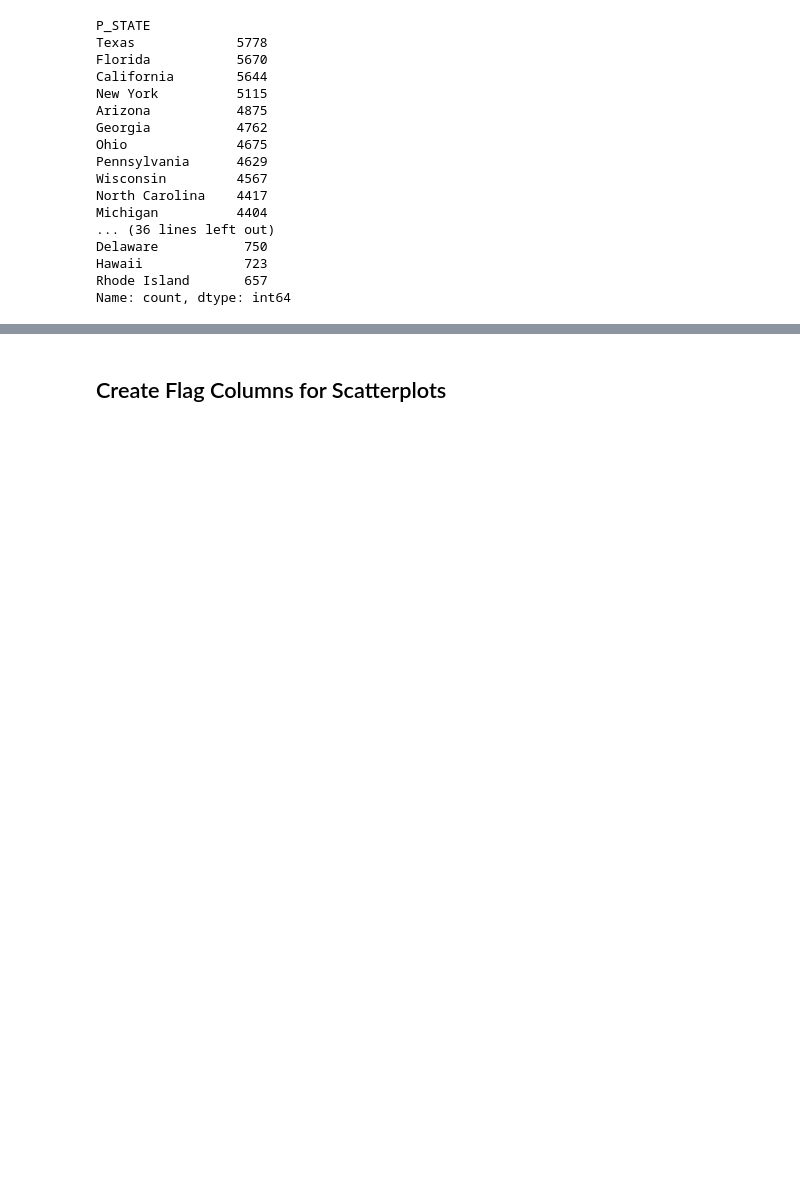
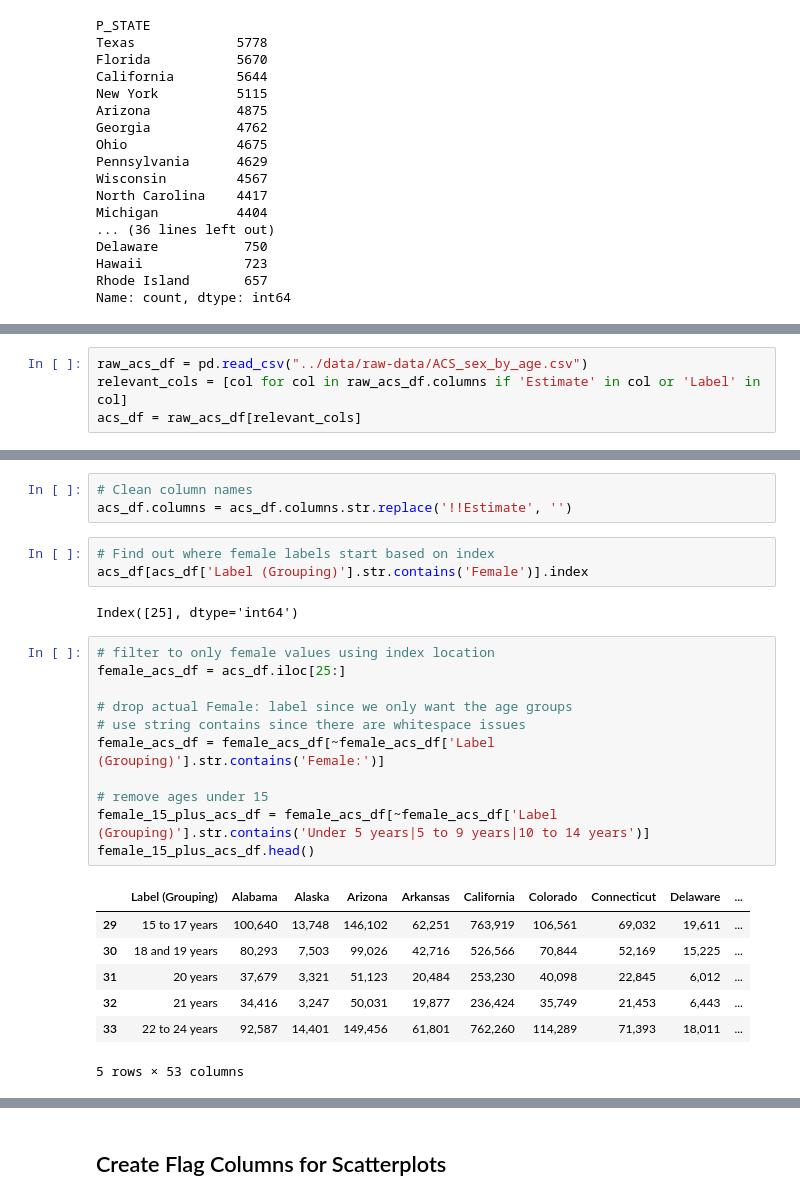
Before and after one commit to emilylmitchum/5200-final-project, a Jupyter notebook: emily-eda/NORC_SAVEAct_eda.ipynb, the cells around one changed output, grey strips where cells are left out. Saved outputs shown, nothing was run; the diff lists cells and outputs as text; blank space fills up the shorter version.

```diff
--- a/emily-eda/NORC_SAVEAct_eda.ipynb
+++ b/emily-eda/NORC_SAVEAct_eda.ipynb
@@ -113,0 +117,4 @@ merged = state_df.merge(save_act_df, how='left',left_on='P_STATE',right_on='Stat
+# %%
+raw_acs_df = pd.read_csv("../data/raw-data/ACS_sex_by_age.csv")
+relevant_cols = [col for col in raw_acs_df.columns if 'Estimate' in col or 'Label' in col]
+acs_df = raw_acs_df[relevant_cols]
@@ -113,0 +131,27 @@ merged = state_df.merge(save_act_df, how='left',left_on='P_STATE',right_on='Stat
+# %%
+# Clean column names
+acs_df.columns = acs_df.columns.str.replace('!!Estimate', '')
+# %%
+# Find out where female labels start based on index
+acs_df[acs_df['Label (Grouping)'].str.contains('Female')].index
+# %% [output]
+Index([25], dtype='int64')
+# %%
+# filter to only female values using index location
+female_acs_df = acs_df.iloc[25:]
+
+# drop actual Female: label since we only want the age groups
+# use string contains since there are whitespace issues
+female_acs_df = female_acs_df[~female_acs_df['Label (Grouping)'].str.contains('Female:')]
+
+# remove ages under 15
+female_15_plus_acs_df = female_acs_df[~female_acs_df['Label (Grouping)'].str.contains('Under 5 years|5 to 9 years|10 to 14 years')]
+female_15_plus_acs_df.head()
+# %% [output]
+|  | Label (Grouping) | Alabama | Alaska | Arizona | Arkansas | California | Colorado | Connecticut | Delaware | ... |
+| 29 | 15 to 17 years | 100,640 | 13,748 | 146,102 | 62,251 | 763,919 | 106,561 | 69,032 | 19,611 | ... |
+| 30 | 18 and 19 years | 80,293 | 7,503 | 99,026 | 42,716 | 526,566 | 70,844 | 52,169 | 15,225 | ... |
+| 31 | 20 years | 37,679 | 3,321 | 51,123 | 20,484 | 253,230 | 40,098 | 22,845 | 6,012 | ... |
+| 32 | 21 years | 34,416 | 3,247 | 50,031 | 19,877 | 236,424 | 35,749 | 21,453 | 6,443 | ... |
+| 33 | 22 to 24 years | 92,587 | 14,401 | 149,456 | 61,801 | 762,260 | 114,289 | 71,393 | 18,011 | ... |
+5 rows × 53 columns
```
Also changed, not shown: parts of 19 cells of this notebook, 1 other file.
